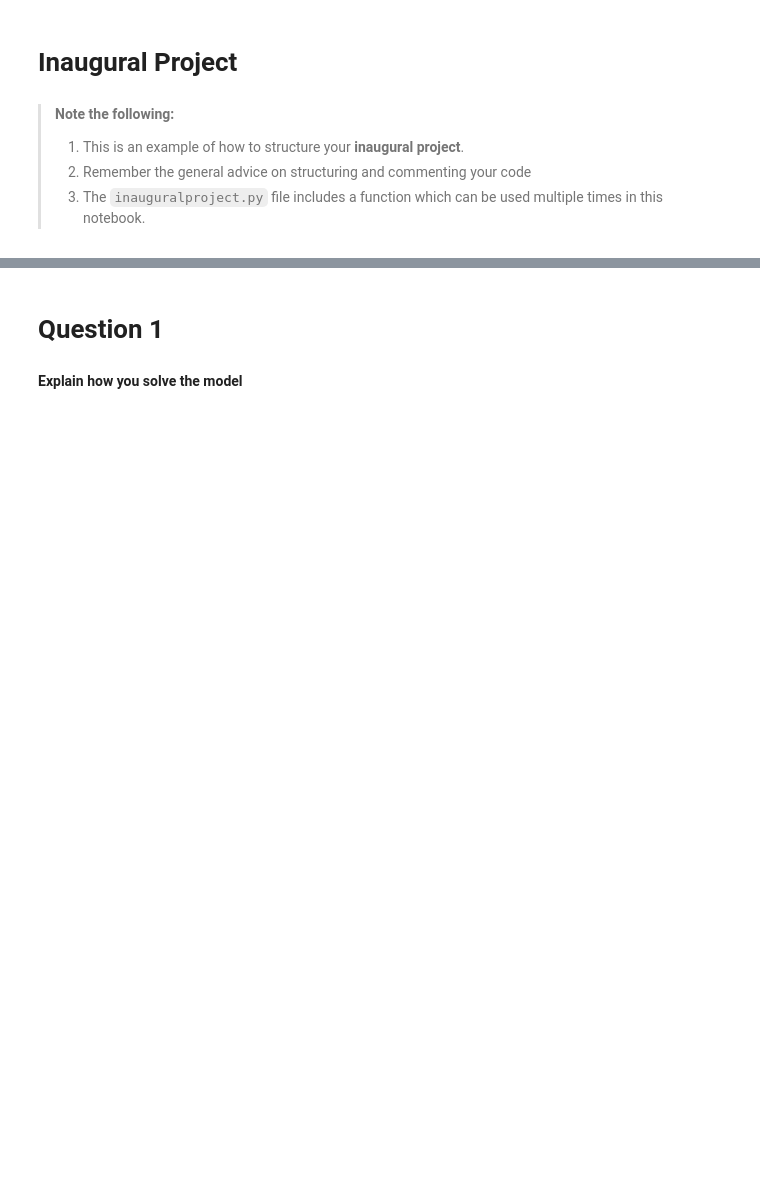
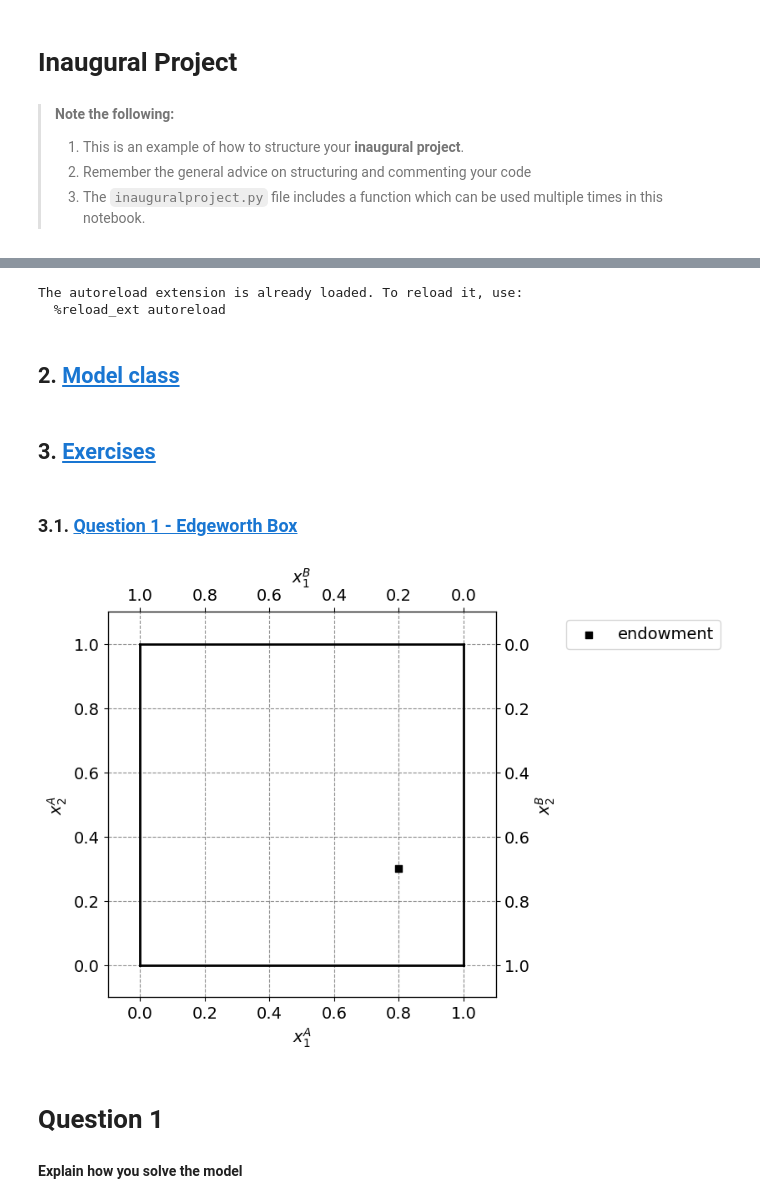
Before and after one commit to NumEconCopenhagen/projects-2024-econtechvets, a Jupyter notebook: inauguralproject/inauguralproject.ipynb, the cells around one changed output, grey strips where cells are left out. Drawn from its saved outputs; the diff is of its cells as text; code cells hidden in the pictures; blank space fills up the shorter version.

```diff
--- a/inauguralproject/inauguralproject.ipynb
+++ b/inauguralproject/inauguralproject.ipynb
@@ -10,5 +25,8 @@ Imports and set magics:
 # %%
 import numpy as np
+import matplotlib.pyplot as plt
+plt.rcParams.update({"axes.grid":True,"grid.color":"black","grid.alpha":"0.25","grid.linestyle":"--"})
+plt.rcParams.update({'font.size': 14})
 
 # autoreload modules when code is run. Otherwise, python will not see recent changes.
 %load_ext autoreload
@@ -16,4 +34,8 @@ import numpy as np
 
 # Import your own code
 import inauguralproject
-#Hej hej
+# %% [output]
+The autoreload extension is already loaded. To reload it, use:
+  %reload_ext autoreload
+# %% [markdown]
+## 2. <a id='toc2_'></a>[Model class](#toc0_)
@@ -20,3 +44,47 @@ import inauguralproject
+# %% [markdown]
+## 3. <a id='toc3_'></a>[Exercises](#toc0_)
+# %% [markdown]
+### 3.1. <a id='toc3_1_'></a>[Question 1 - Edgeworth Box](#toc0_)
+# %%
+model = InauguralProjectClass()
+# %%
+par = model.par
+
+# a. total endowment
+w1bar = 1.0
+w2bar = 1.0
+
+# b. figure set up
+fig = plt.figure(frameon=False,figsize=(6,6), dpi=100)
+ax_A = fig.add_subplot(1, 1, 1)
+
+ax_A.set_xlabel("$x_1^A$")
+ax_A.set_ylabel("$x_2^A$")
+
+temp = ax_A.twinx()
+temp.set_ylabel("$x_2^B$")
+ax_B = temp.twiny()
+ax_B.set_xlabel("$x_1^B$")
+ax_B.invert_xaxis()
+ax_B.invert_yaxis()
+
+# A
+ax_A.scatter(par.w1A,par.w2A,marker='s',color='black',label='endowment')
+
+# limits
+ax_A.plot([0,w1bar],[0,0],lw=2,color='black')
+ax_A.plot([0,w1bar],[w2bar,w2bar],lw=2,color='black')
+ax_A.plot([0,0],[0,w2bar],lw=2,color='black')
+ax_A.plot([w1bar,w1bar],[0,w2bar],lw=2,color='black')
+
+ax_A.set_xlim([-0.1, w1bar + 0.1])
+ax_A.set_ylim([-0.1, w2bar + 0.1])
+ax_B.set_xlim([w1bar + 0.1, -0.1])
+ax_B.set_ylim([w2bar + 0.1, -0.1])
+
+ax_A.legend(frameon=True,loc='upper right',bbox_to_anchor=(1.6,1.0));
+# %% [output]
+[figure, added]
 # %% [markdown]
 # Question 1
 # %% [markdown]
```
Also changed, not shown: parts of 6 cells of this notebook, 1 other file.
